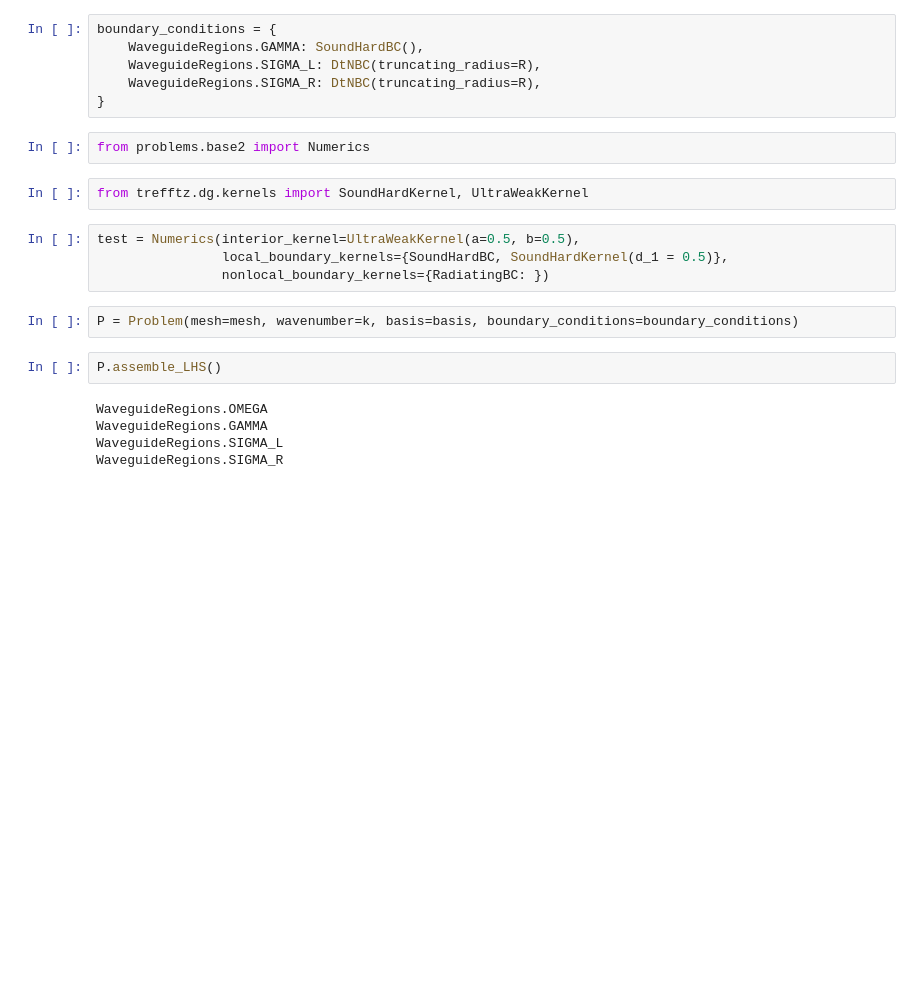
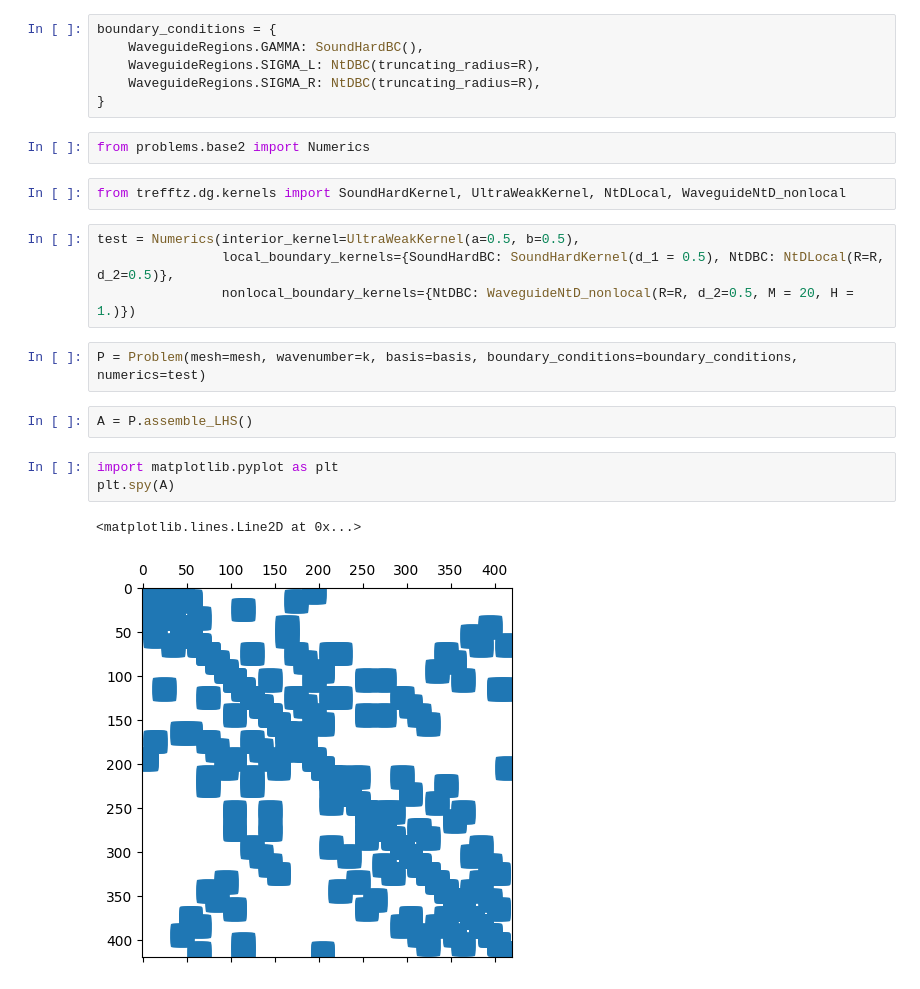
Before and after one commit to MPenaR/Trefftz, a Jupyter notebook: notebooks/sandbox2.ipynb, the cells around one changed output. Cells and saved outputs as stored; diff of their text form; blank space fills up the shorter version.

Commit message:
assembler assembles LHS, need to think how to set RHSs

```diff
--- a/notebooks/sandbox2.ipynb
+++ b/notebooks/sandbox2.ipynb
@@ -82,23 +82,24 @@ from problems.base2 import SoundHardBC, RadiatingBC, DtNBC
 # %%
 boundary_conditions = {
     WaveguideRegions.GAMMA: SoundHardBC(),
-    WaveguideRegions.SIGMA_L: DtNBC(truncating_radius=R),
-    WaveguideRegions.SIGMA_R: DtNBC(truncating_radius=R),
+    WaveguideRegions.SIGMA_L: NtDBC(truncating_radius=R),
+    WaveguideRegions.SIGMA_R: NtDBC(truncating_radius=R),
 }
 # %%
 from problems.base2 import Numerics
 # %%
-from trefftz.dg.kernels import SoundHardKernel, UltraWeakKernel
+from trefftz.dg.kernels import SoundHardKernel, UltraWeakKernel, NtDLocal, WaveguideNtD_nonlocal
 # %%
 test = Numerics(interior_kernel=UltraWeakKernel(a=0.5, b=0.5),
-                local_boundary_kernels={SoundHardBC, SoundHardKernel(d_1 = 0.5)},
-                nonlocal_boundary_kernels={RadiatingBC: })
+                local_boundary_kernels={SoundHardBC: SoundHardKernel(d_1 = 0.5), NtDBC: NtDLocal(R=R, d_2=0.5)},
+                nonlocal_boundary_kernels={NtDBC: WaveguideNtD_nonlocal(R=R, d_2=0.5, M = 20, H = 1.)})
 # %%
-P = Problem(mesh=mesh, wavenumber=k, basis=basis, boundary_conditions=boundary_conditions)
+P = Problem(mesh=mesh, wavenumber=k, basis=basis, boundary_conditions=boundary_conditions, numerics=test)
 # %%
-P.assemble_LHS()
+A = P.assemble_LHS()
-# %% [output]
-WaveguideRegions.OMEGA
-WaveguideRegions.GAMMA
-WaveguideRegions.SIGMA_L
-WaveguideRegions.SIGMA_R
+# %%
+import matplotlib.pyplot as plt
+plt.spy(A)
+# %% [output]
+<matplotlib.lines.Line2D at 0x...>
+[figure, added]
```
Also changed, not shown: parts of 2 cells of this notebook, 4 other files.
